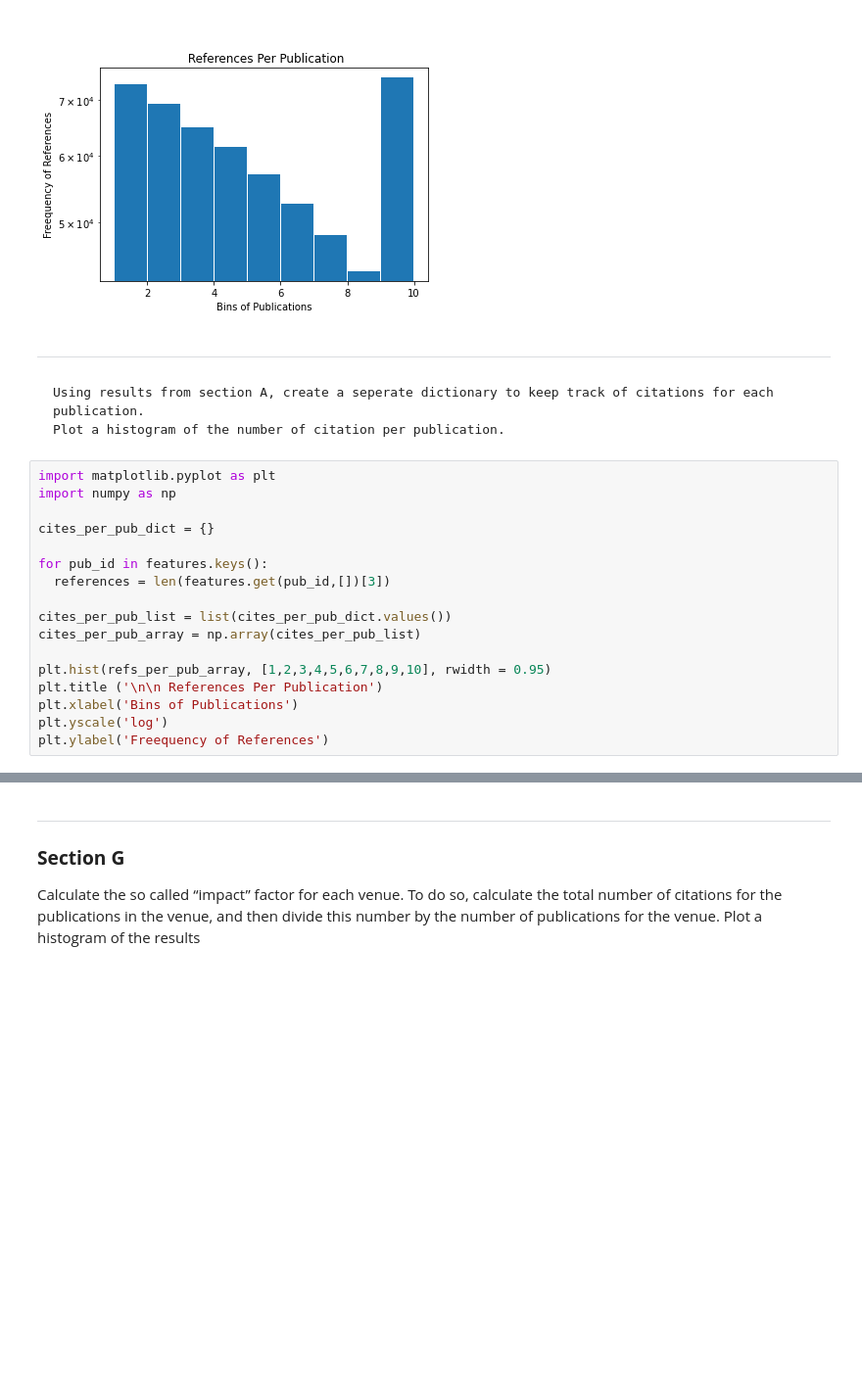
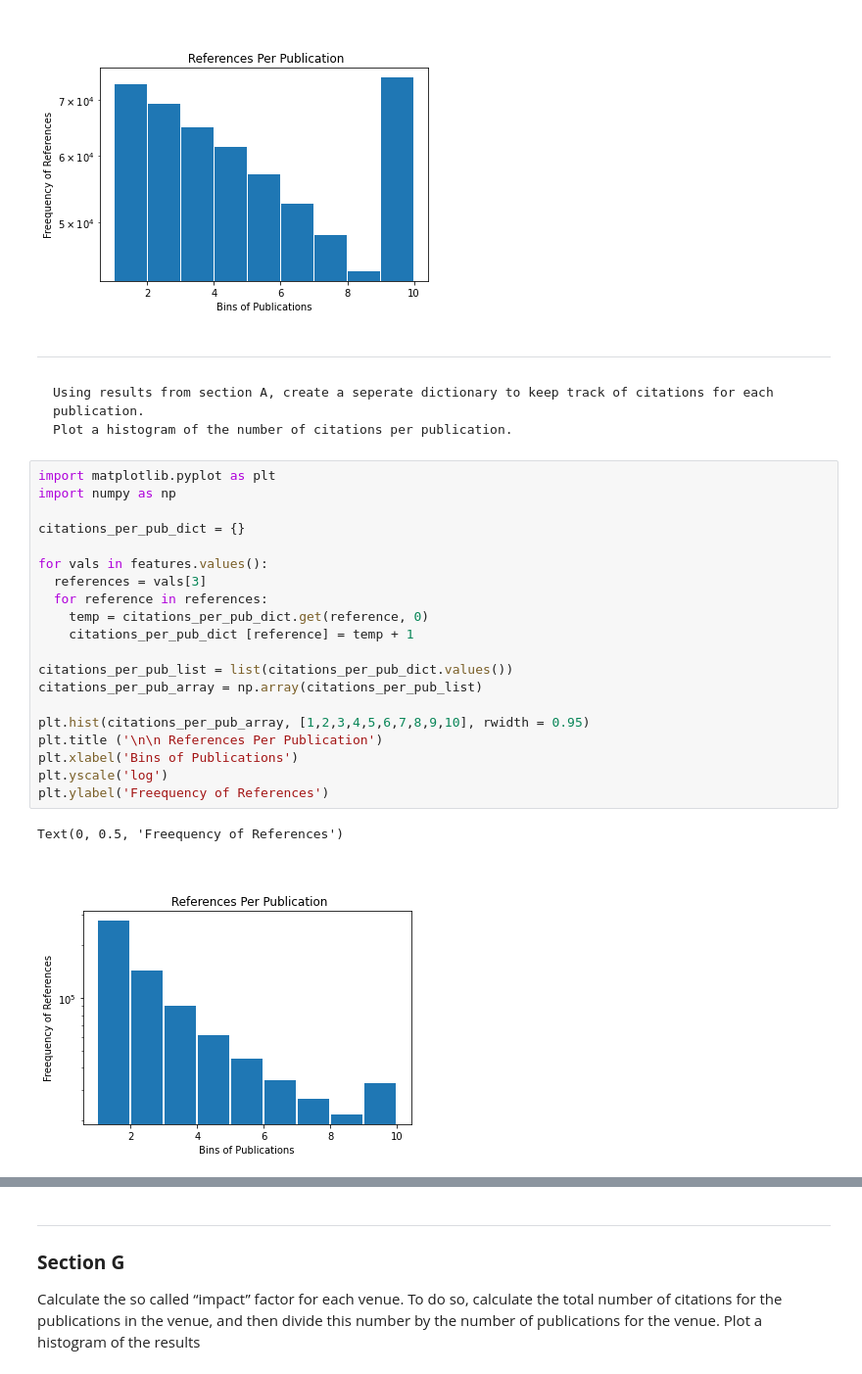
Before and after one commit to linyu3294/cs6220-data-minning-hw, a Jupyter notebook: cs6220_hw1.ipynb, the cells around one changed output, grey strips where cells are left out. Shown at 98% size. Saved outputs shown, nothing was run; the diff lists cells and outputs as text; blank space fills up the shorter version.

````diff
--- a/cs6220_hw1.ipynb
+++ b/cs6220_hw1.ipynb
@@ -394,22 +397,28 @@ Text(0, 0.5, 'Freequency of References')
 ---
 ```
 Using results from section A, create a seperate dictionary to keep track of citations for each publication.
-Plot a histogram of the number of citation per publication.
+Plot a histogram of the number of citations per publication.
 ```
 # %%
 import matplotlib.pyplot as plt
 import numpy as np
 
-cites_per_pub_dict = {}
+citations_per_pub_dict = {}
 
-for pub_id in features.keys():
-  references = len(features.get(pub_id,[])[3])
+for vals in features.values():
+  references = vals[3]
+  for reference in references:
+    temp = citations_per_pub_dict.get(reference, 0)
+    citations_per_pub_dict [reference] = temp + 1
 
-cites_per_pub_list = list(cites_per_pub_dict.values())
-cites_per_pub_array = np.array(cites_per_pub_list)
+citations_per_pub_list = list(citations_per_pub_dict.values())
+citations_per_pub_array = np.array(citations_per_pub_list)
 
-plt.hist(refs_per_pub_array, [1,2,3,4,5,6,7,8,9,10], rwidth = 0.95)
+plt.hist(citations_per_pub_array, [1,2,3,4,5,6,7,8,9,10], rwidth = 0.95)
 plt.title ('\n\n References Per Publication')
 plt.xlabel('Bins of Publications')
 plt.yscale('log')
 plt.ylabel('Freequency of References')
+# %% [output]
+Text(0, 0.5, 'Freequency of References')
+[figure, added]
````
Also changed, not shown: parts of 7 cells of this notebook.
